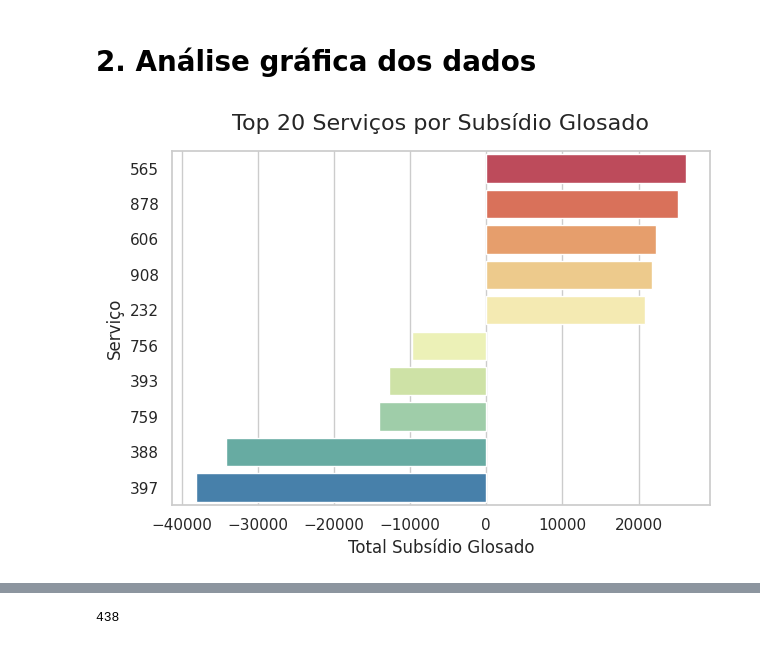
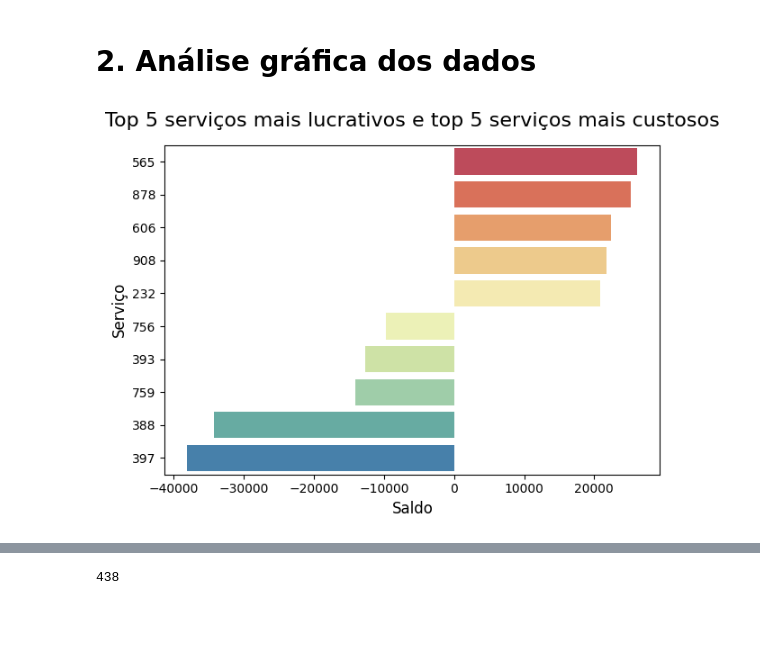
Before and after one commit to AntonioNazar/PS-2026.1, a Jupyter notebook: analise_faturamento_km.ipynb, the cells around one changed output, grey strips where cells are left out. Cells and saved outputs as stored; diff of their text form; code cells hidden in the pictures; blank space fills up the shorter version.

```diff
--- a/analise_faturamento_km.ipynb
+++ b/analise_faturamento_km.ipynb
@@ -178,20 +182,20 @@ df_final_melhores_piores = df_final_melhores_piores.sort_values(by='saldo', asce
 # %%
 ax = sns.barplot(
     data=df_final_melhores_piores,
     x="saldo",
     y="servico",
     palette = 'Spectral',
     hue="servico"
 )
 
-plt.title("Top 20 Serviços por Subsídio Glosado", fontsize=16, pad=15)
-plt.xlabel("Total Subsídio Glosado", fontsize=12)
+plt.title("Top 5 serviços mais lucrativos e top 5 serviços mais custosos", fontsize=16, pad=15)
+plt.xlabel("Saldo", fontsize=12)
 plt.ylabel("Serviço", fontsize=12)
 
 plt.tight_layout()
 plt.show()
 # %% [output]
-[figure, old version]
+[figure, new version]
 # %%
 # Calcula o total do saldo por serviço
 df_final_maiores_subsidios_glosados = df_final.groupby('servico')['subsidio_glosado'].sum()
```
Also changed, not shown: parts of 25 cells of this notebook.
